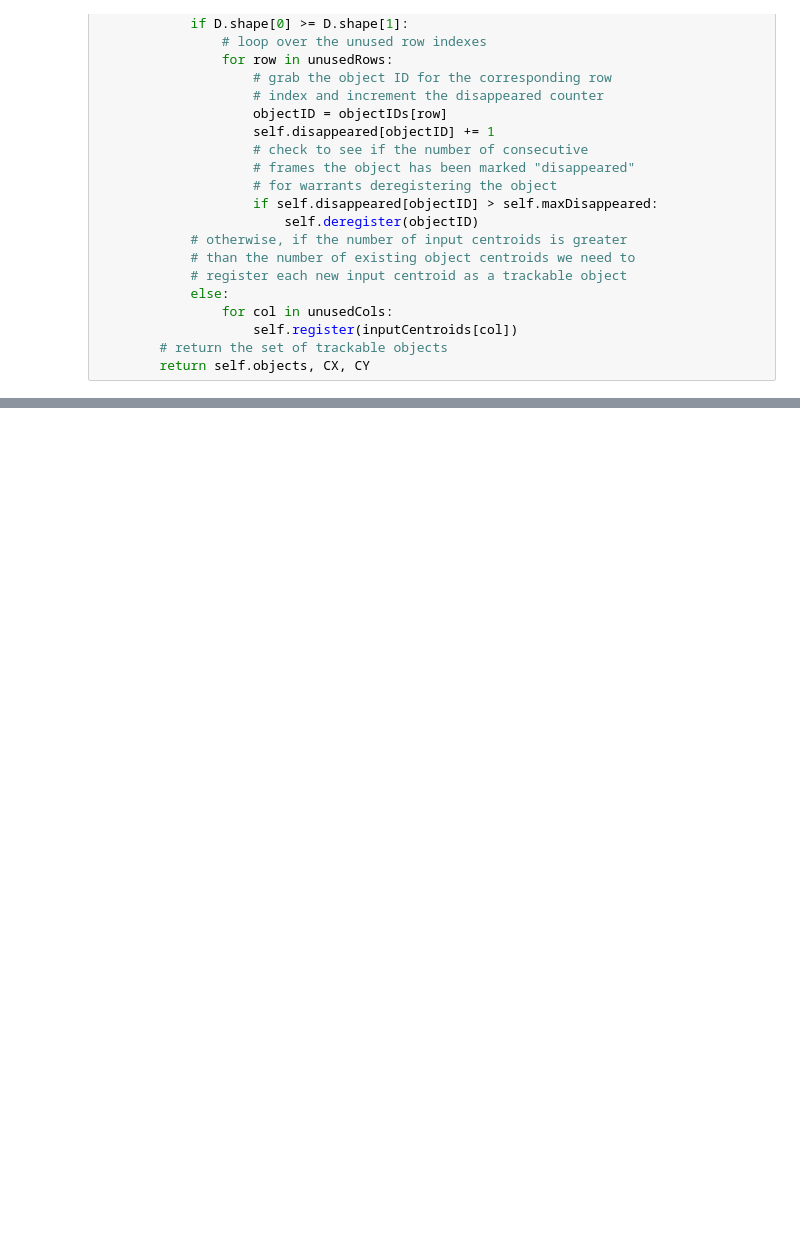
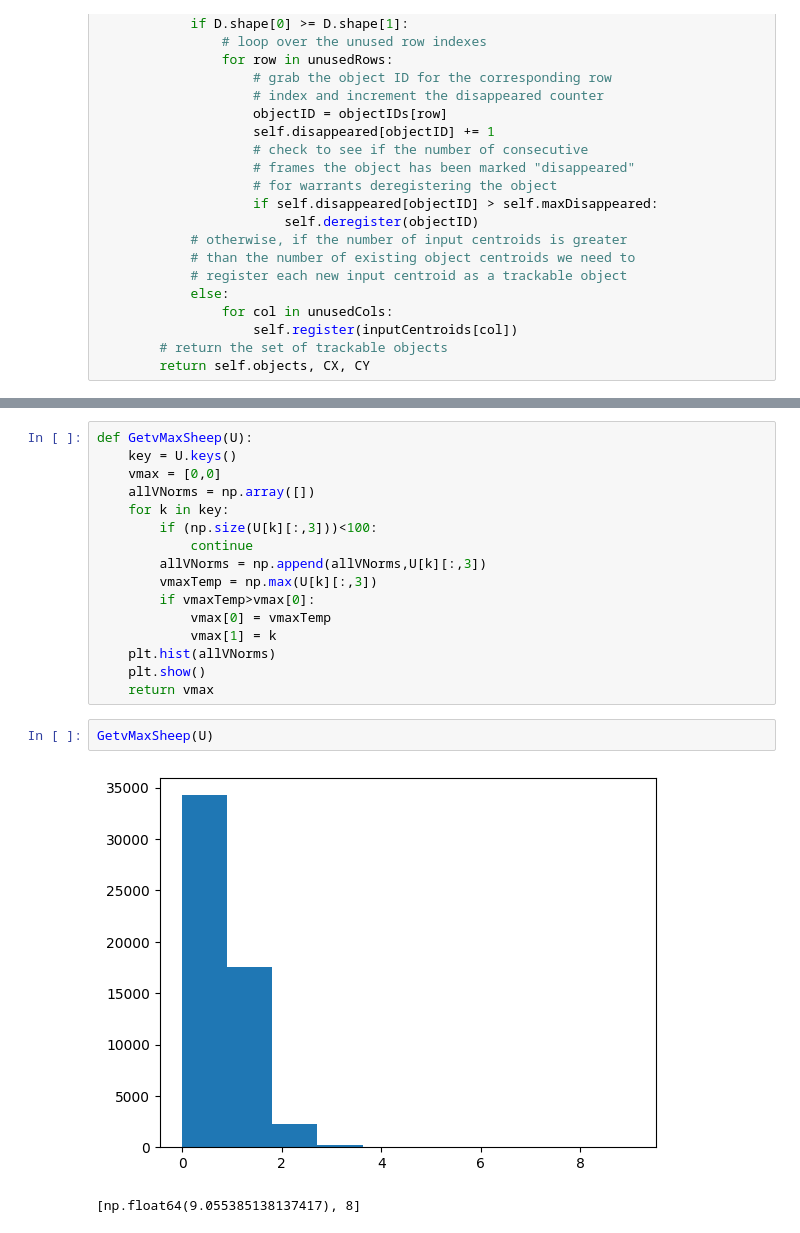
Before and after one commit to parkersherry/VTP-shepherding, a Jupyter notebook: Video Processing.ipynb, the cells around one changed output, grey strips where cells are left out. Cells and saved outputs as stored; diff of their text form; blank space fills up the shorter version.

Commit message:
gets displacements and vMaxSheep

```diff
--- a/Video Processing.ipynb
+++ b/Video Processing.ipynb
@@ -369,0 +385,21 @@ numGuys,pos = init_video("DroneVidsLamontFarm/13-02-clip8 (1).MP4", 100)
+# %%
+def GetvMaxSheep(U):
+    key = U.keys()
+    vmax = [0,0]
+    allVNorms = np.array([])
+    for k in key:
+        if (np.size(U[k][:,3]))<100:
+            continue
+        allVNorms = np.append(allVNorms,U[k][:,3])
+        vmaxTemp = np.max(U[k][:,3])
+        if vmaxTemp>vmax[0]:
+            vmax[0] = vmaxTemp
+            vmax[1] = k
+    plt.hist(allVNorms)
+    plt.show()
+    return vmax
+# %%
+GetvMaxSheep(U)
+# %% [output]
+[figure, added]
+[np.float64(9.055385138137417), 8]
```
Also changed, not shown: parts of 9 cells of this notebook.
